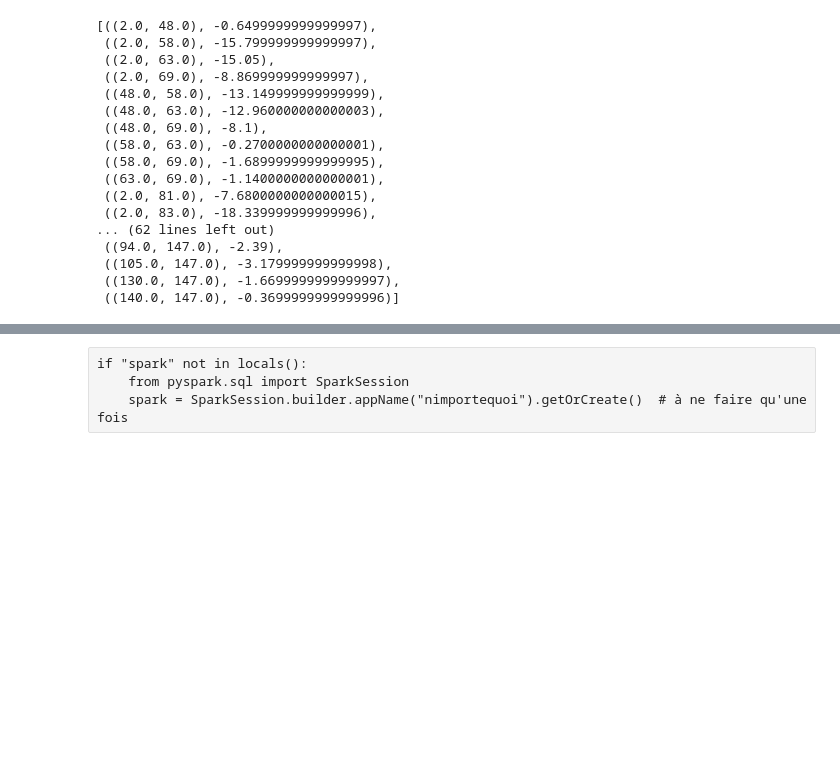
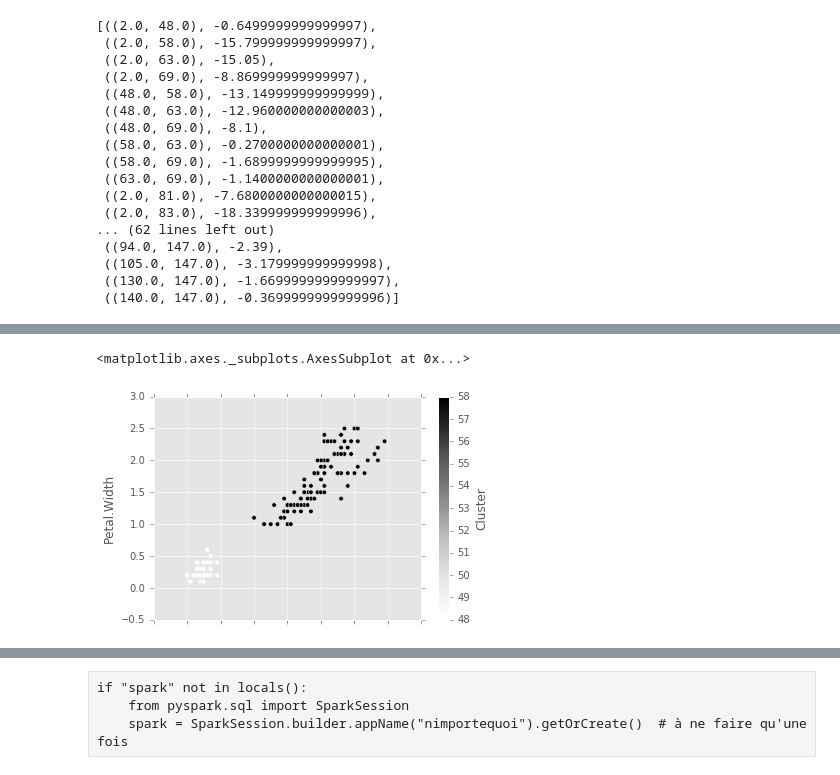
Before and after one commit to RomanePersch/PySpark-Affinity-Propagation, a Jupyter notebook: MapReduce Affinity Propagation Clustering.ipynb, the cells around one changed output, grey strips where cells are left out. Drawn from its saved outputs; the diff is of its cells as text; code cells hidden in the pictures; blank space fills up the shorter version.

```diff
--- a/MapReduce Affinity Propagation Clustering.ipynb
+++ b/MapReduce Affinity Propagation Clustering.ipynb
@@ -449,0 +583,3 @@ edges.collect()
+# %%
+data_df = pd.read_csv("iris_data_indexed.txt", header = None)
+data_df.head()
@@ -449,0 +593,3 @@ edges.collect()
+# %%
+data_df.columns = ["Index", "Sepal.Length", "Sepal.Width", "Petal.Length", "Petal.Width"]
+data_df.head()
@@ -449,0 +603,3 @@ edges.collect()
+# %%
+final_df = pd.merge(data_df, df_res, left_on = "Index", right_on = "Index")
+final_df.head()
@@ -449,0 +613,9 @@ edges.collect()
+# %%
+import matplotlib.pyplot as plt
+plt.style.use('ggplot')
+%matplotlib inline
+# %%
+final_df.plot.scatter("Petal.Length", "Petal.Width", c = "Cluster" )
+# %% [output]
+<matplotlib.axes._subplots.AxesSubplot at 0x...>
+[figure, added]
```
Also changed, not shown: parts of 53 cells of this notebook.
